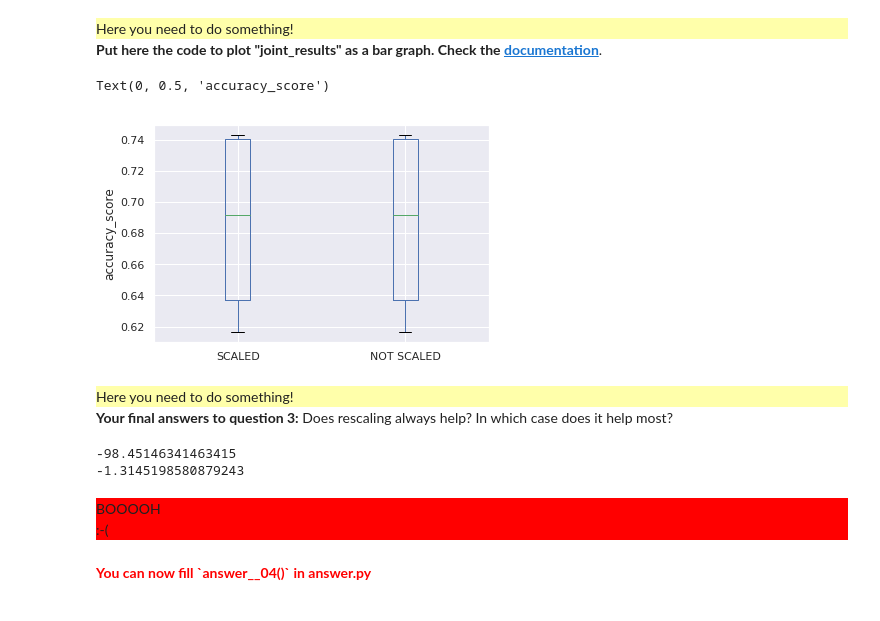
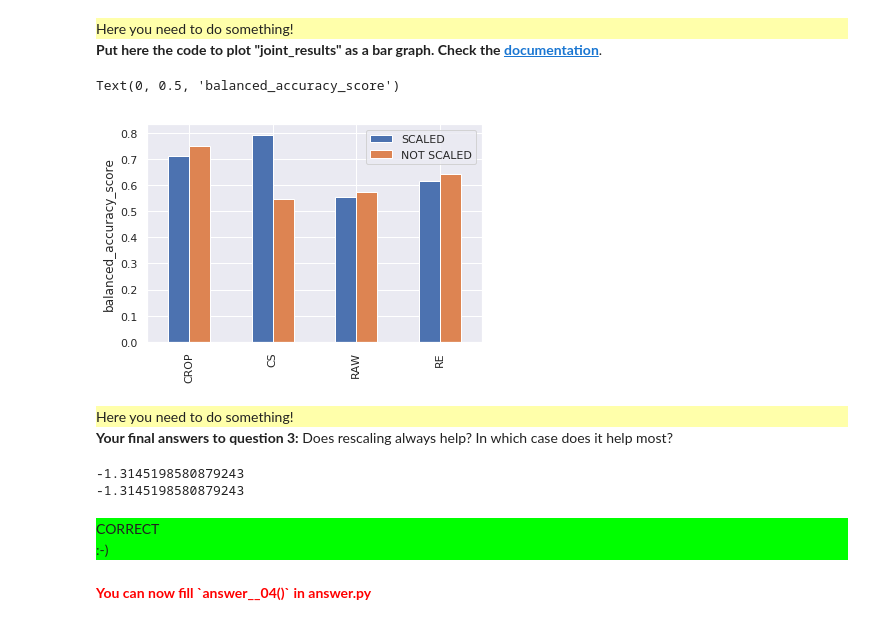
Before and after one commit to ugo-nzongani/info232, a Jupyter notebook: TP2/TP2.ipynb, the cells around one changed output. Saved outputs shown, nothing was run; the diff lists cells and outputs as text; code cells hidden in the pictures.

```diff
--- a/TP2/TP2.ipynb
+++ b/TP2/TP2.ipynb
@@ -134,7 +165,8 @@ df.head()
 <b>Standardize the columns of "df", EXCEPT THE LAST ONE.</b>
 # %%
 # Put your code here
-df_scaled = df # REPLACE THIS
+df_scaled = (df-df.mean())/df.std()
+df_scaled.iloc[:, -1] = df.iloc[:, -1]
 # %% [markdown]
 <div style="background:#FFFFAA">
     Here you need to do something!
@@ -174,7 +206,8 @@ Test your function with the same dataframe as in the previous questions and use
 # Replace by your own code:
 def standardize_df(df):
     '''Standardize all the columns except the last one (target values).'''
-    df = df_scaled # REPLACE THIS
+    df_scaled = (df-df.mean())/df.std()
+    df_scaled.iloc[:, -1] = df.iloc[:, -1]
     return df_scaled
 
 df_scaled2 = standardize_df(df)
@@ -242,3 +274,7 @@ sklearn_model = GaussianNB() # Replace by ONE nearest neighbor
+# %%
+from sklearn.neighbors import KNeighborsClassifier
+from sklearn.metrics import balanced_accuracy_score as sklearn_metric
+sklearn_model = KNeighborsClassifier(n_neighbors=1)
 # %% [markdown]
 <span style="color:red">
     <b>You can now fill `answer__02()` in answer.py</b>
@@ -285,7 +321,7 @@ What do you observe by comparing the accuracy on training data and on test data?
 </div>
 <b>Compute all_scaled_data_df in a one-line formula. Imitate the code in the previous cell.</b>
 # %%
-all_scaled_data_df = all_data_df # CHANGE THIS!
+all_scaled_data_df = [standardize_df(df) for df in all_data_df]
 
 print('WITH SCALING')
 result_scaling = systematic_data_experiment(data_name, all_scaled_data_df, sklearn_model, sklearn_metric)
@@ -316,11 +352,11 @@ joint_results
 </div>
 <b>Put here the code to plot "joint_results" as a bar graph. Check the <a href="Check https://pandas.pydata.org/pandas-docs/stable/reference/api/pandas.DataFrame.plot.bar.html"> documentation</a></b>.
 # %%
-joint_results.boxplot() # REPLACE THIS!
+joint_results.plot.bar()
 plt.ylabel(sklearn_metric.__name__)
 # %% [output]
-Text(0, 0.5, 'accuracy_score')
+Text(0, 0.5, 'balanced_accuracy_score')
-[figure, old version]
+[figure, new version]
 # %% [markdown]
 <div style="background:#FFFFAA">
     Here you need to do something!
@@ -328,9 +364,9 @@ Text(0, 0.5, 'accuracy_score')
 <b>Your final answers to question 3:</a></b> Does rescaling always help? In which case does it help most?
 # %%
 # Put your answer to question 3 here
-rescaling_always_help = 100 # 0 for false, 1 for true
-varnum_rescaling_helps_most = -1 # num of var (0-based) for which perf. improve most after rescaling
-case_num_rescaling_helps_most = -1 # num of case (0-based) for which perf. improve most after rescaling
+rescaling_always_help = 0 # 0 for false, 1 for true
+varnum_rescaling_helps_most = 0 # num of var (0-based) for which perf. improve most after rescaling
+case_num_rescaling_helps_most = 2 # num of case (0-based) for which perf. improve most after rescaling
 
 # This is the checker code, keep it
 question = 3
@@ -338,10 +374,10 @@ answer = (p_tr+s_tr+p_te+s_te)/10
 answer += joint_results.sum().sum()/10-rescaling_always_help-case_num_rescaling_helps_most
 score += check(answer, question)
 # %% [output]
--98.45146341463415
 -1.3145198580879243
+-1.3145198580879243
-BOOOOH
-:-(
+CORRECT
+:-)
 # %% [markdown]
 <span style="color:red">
     <b>You can now fill `answer__04()` in answer.py</b>
```
Also changed, not shown: parts of 41 cells of this notebook, 1 other file.
